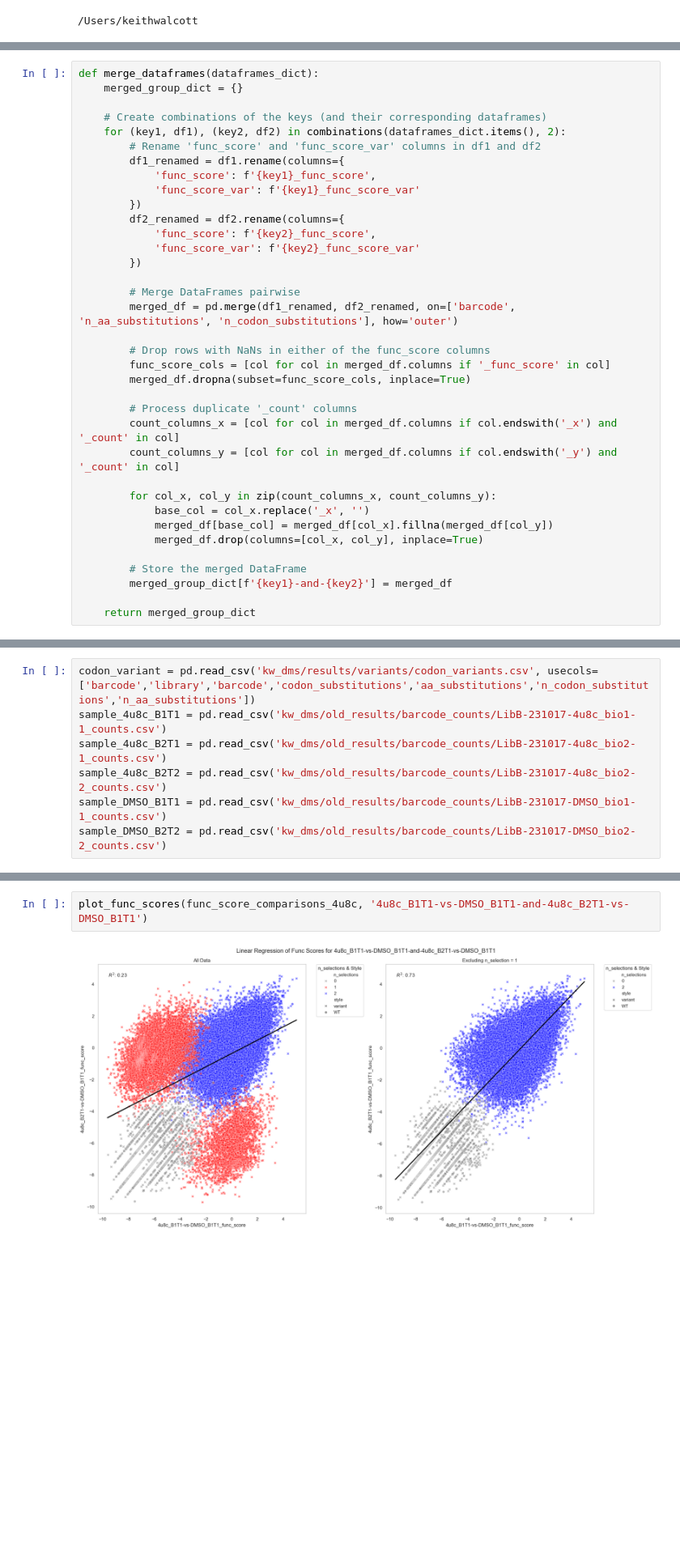
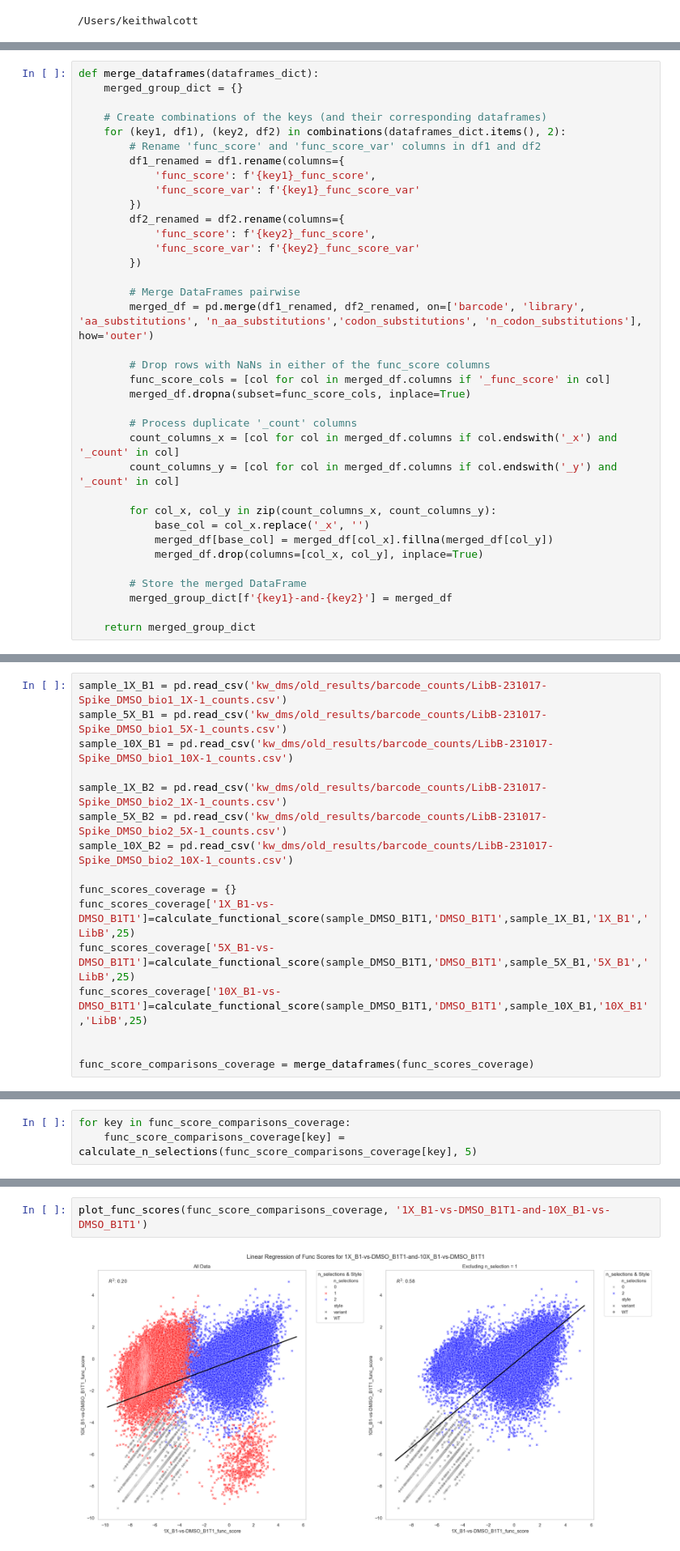
Before and after one commit to kwalcott97/kw_dms, a Jupyter notebook: Compare KW and BD func scores.ipynb, the cells around one changed output, grey strips where cells are left out. Shown at 81% size. Cells and saved outputs as stored; diff of their text form; blank space fills up the shorter version.

```diff
--- a/Compare KW and BD func scores.ipynb
+++ b/Compare KW and BD func scores.ipynb
@@ -76,7 +78,7 @@ def merge_dataframes(dataframes_dict):
         })
 
         # Merge DataFrames pairwise
-        merged_df = pd.merge(df1_renamed, df2_renamed, on=['barcode', 'n_aa_substitutions', 'n_codon_substitutions'], how='outer')
+        merged_df = pd.merge(df1_renamed, df2_renamed, on=['barcode', 'library', 'aa_substitutions', 'n_aa_substitutions','codon_substitutions', 'n_codon_substitutions'], how='outer')
 
         # Drop rows with NaNs in either of the func_score columns
         func_score_cols = [col for col in merged_df.columns if '_func_score' in col]
@@ -98,7 +129,16 @@ def merge_dataframes(dataframes_dict):
 # %%
-codon_variant = pd.read_csv('kw_dms/results/variants/codon_variants.csv', usecols=['barcode','library','barcode','codon_substitutions','aa_substitutions','n_codon_substitutions','n_aa_substitutions'])
-sample_4u8c_B1T1 = pd.read_csv('kw_dms/old_results/barcode_counts/LibB-231017-4u8c_bio1-1_counts.csv')
-sample_4u8c_B2T1 = pd.read_csv('kw_dms/old_results/barcode_counts/LibB-231017-4u8c_bio2-1_counts.csv')
-sample_4u8c_B2T2 = pd.read_csv('kw_dms/old_results/barcode_counts/LibB-231017-4u8c_bio2-2_counts.csv')
-sample_DMSO_B1T1 = pd.read_csv('kw_dms/old_results/barcode_counts/LibB-231017-DMSO_bio1-1_counts.csv')
-sample_DMSO_B2T2 = pd.read_csv('kw_dms/old_results/barcode_counts/LibB-231017-DMSO_bio2-2_counts.csv')
+sample_1X_B1 = pd.read_csv('kw_dms/old_results/barcode_counts/LibB-231017-Spike_DMSO_bio1_1X-1_counts.csv')
+sample_5X_B1 = pd.read_csv('kw_dms/old_results/barcode_counts/LibB-231017-Spike_DMSO_bio1_5X-1_counts.csv')
+sample_10X_B1 = pd.read_csv('kw_dms/old_results/barcode_counts/LibB-231017-Spike_DMSO_bio1_10X-1_counts.csv')
+
+sample_1X_B2 = pd.read_csv('kw_dms/old_results/barcode_counts/LibB-231017-Spike_DMSO_bio2_1X-1_counts.csv')
+sample_5X_B2 = pd.read_csv('kw_dms/old_results/barcode_counts/LibB-231017-Spike_DMSO_bio2_5X-1_counts.csv')
+sample_10X_B2 = pd.read_csv('kw_dms/old_results/barcode_counts/LibB-231017-Spike_DMSO_bio2_10X-1_counts.csv')
+
+func_scores_coverage = {}
+func_scores_coverage['1X_B1-vs-DMSO_B1T1']=calculate_functional_score(sample_DMSO_B1T1,'DMSO_B1T1',sample_1X_B1,'1X_B1','LibB',25)
+func_scores_coverage['5X_B1-vs-DMSO_B1T1']=calculate_functional_score(sample_DMSO_B1T1,'DMSO_B1T1',sample_5X_B1,'5X_B1','LibB',25)
+func_scores_coverage['10X_B1-vs-DMSO_B1T1']=calculate_functional_score(sample_DMSO_B1T1,'DMSO_B1T1',sample_10X_B1,'10X_B1','LibB',25)
+
+
+func_score_comparisons_coverage = merge_dataframes(func_scores_coverage)
@@ -277 +334,4 @@ def plot_count_histograms(dataframes_dict, key):
+# %%
+for key in func_score_comparisons_coverage:
+    func_score_comparisons_coverage[key] = calculate_n_selections(func_score_comparisons_coverage[key], 5)
 # %%
@@ -289,4 +352,4 @@ for key in func_score_comparisons_4u8c:
 # %%
-plot_func_scores(func_score_comparisons_4u8c, '4u8c_B1T1-vs-DMSO_B1T1-and-4u8c_B2T1-vs-DMSO_B1T1')
+plot_func_scores(func_score_comparisons_coverage, '1X_B1-vs-DMSO_B1T1-and-10X_B1-vs-DMSO_B1T1')
 # %% [output]
-[figure, old version]
+[figure, new version]
```
Also changed, not shown: parts of 21 cells of this notebook, 1 other file.
